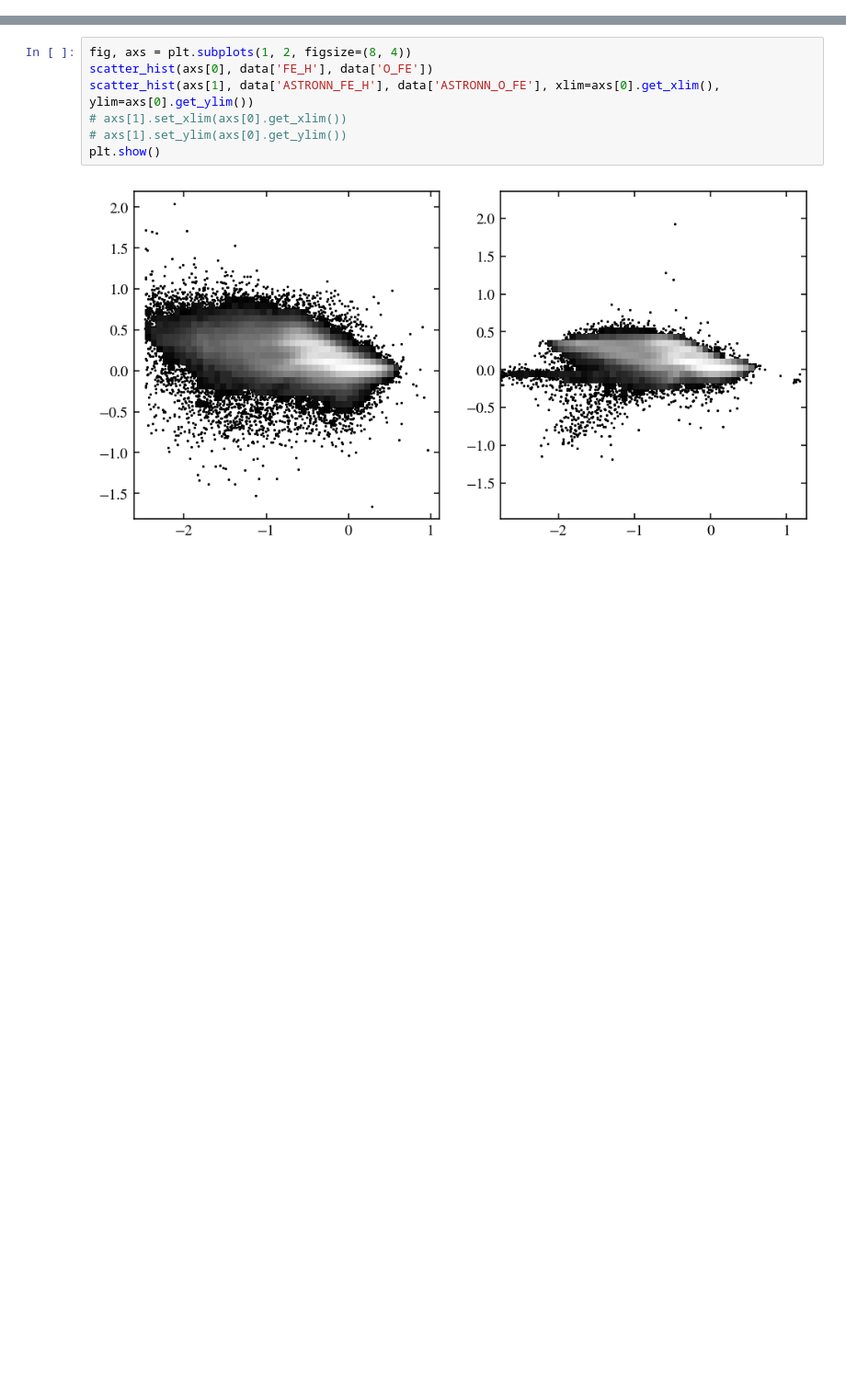
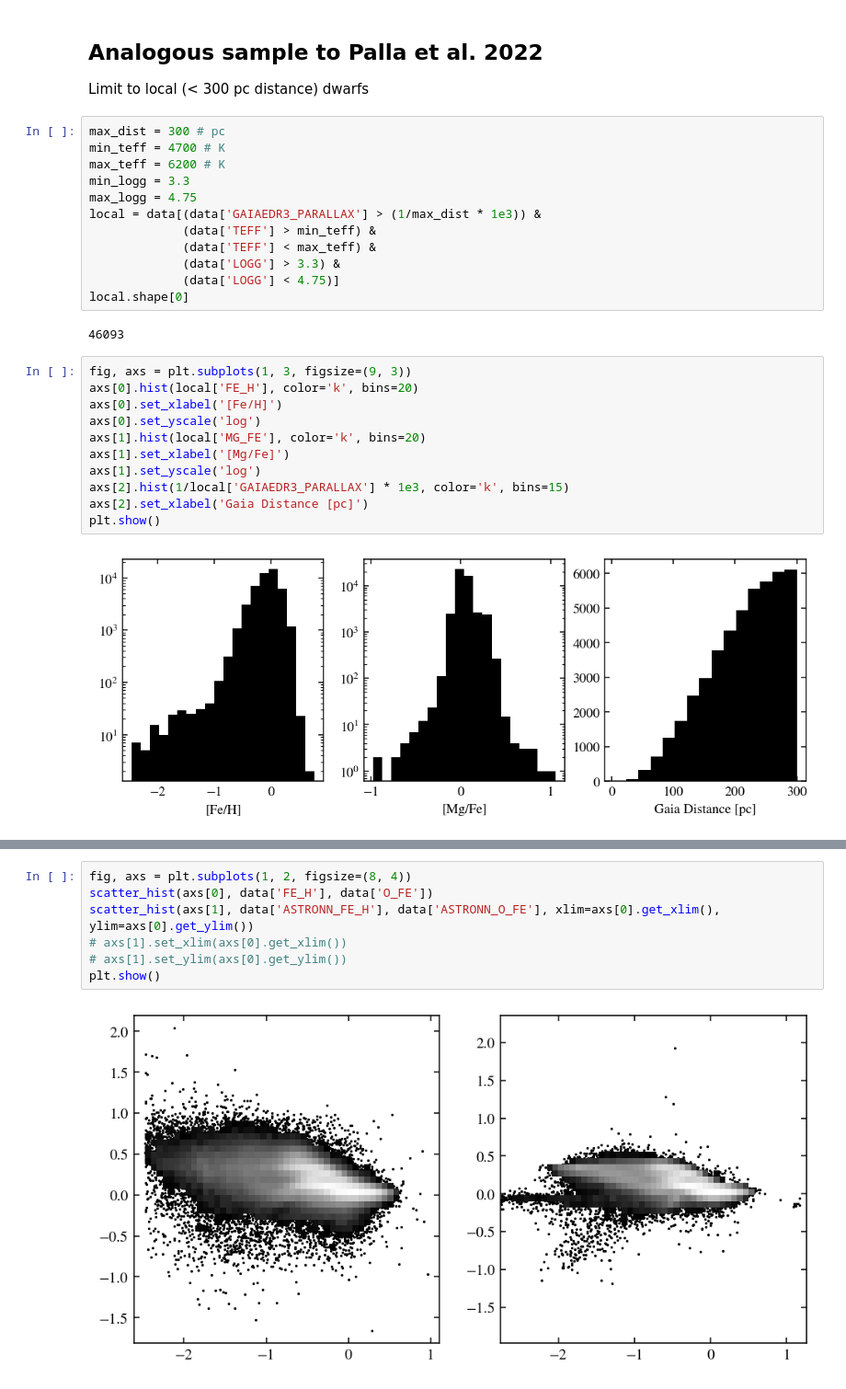
Before and after one commit to lodubay/galactic-dtd, a Jupyter notebook: notebooks/solar_neighborhood.ipynb, the cells around one changed output, grey strips where cells are left out. Shown at 92% size. Drawn from its saved outputs; the diff is of its cells as text; blank space fills up the shorter version.

Commit message:
renamed notebook, plotted analog to Palla+2022

```diff
--- a/notebooks/abundance_scratch.ipynb
+++ b/notebooks/solar_neighborhood.ipynb
@@ -215,0 +216,31 @@ data.columns.to_list()
+# %% [markdown]
+## Analogous sample to Palla et al. 2022
+
+Limit to local (< 300 pc distance) dwarfs
+# %%
+max_dist = 300 # pc
+min_teff = 4700 # K
+max_teff = 6200 # K
+min_logg = 3.3
+max_logg = 4.75
+local = data[(data['GAIAEDR3_PARALLAX'] > (1/max_dist * 1e3)) &
+             (data['TEFF'] > min_teff) &
+             (data['TEFF'] < max_teff) &
+             (data['LOGG'] > 3.3) &
+             (data['LOGG'] < 4.75)]
+local.shape[0]
+# %% [output]
+46093
+# %%
+fig, axs = plt.subplots(1, 3, figsize=(9, 3))
+axs[0].hist(local['FE_H'], color='k', bins=20)
+axs[0].set_xlabel('[Fe/H]')
+axs[0].set_yscale('log')
+axs[1].hist(local['MG_FE'], color='k', bins=20)
+axs[1].set_xlabel('[Mg/Fe]')
+axs[1].set_yscale('log')
+axs[2].hist(1/local['GAIAEDR3_PARALLAX'] * 1e3, color='k', bins=15)
+axs[2].set_xlabel('Gaia Distance [pc]')
+plt.show()
+# %% [output]
+[figure, added]
```
Also changed, not shown: parts of 6 cells of this notebook.
